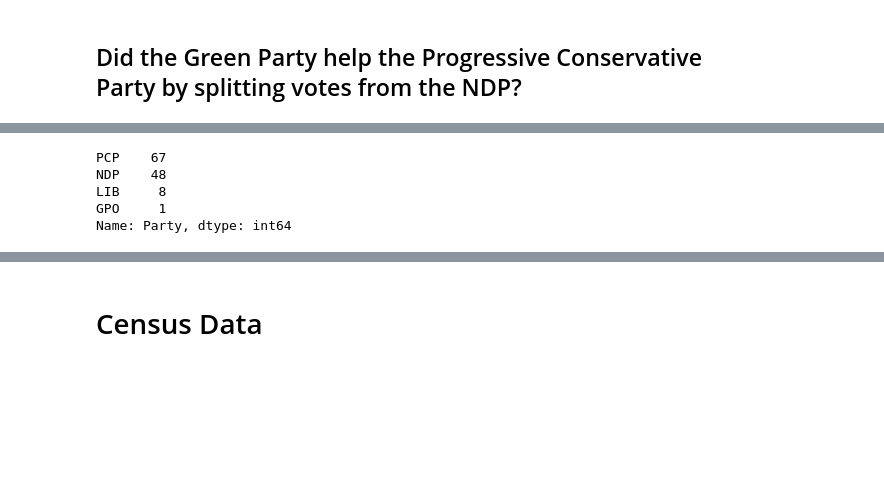
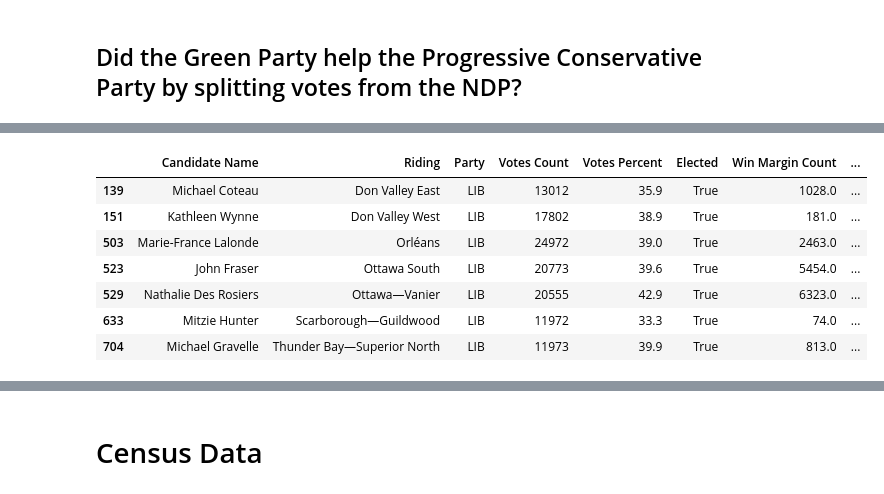
Before and after one commit to robbiemeyer/OntarioElectionAnalysis2018, a Jupyter notebook: ElectionAnalysis.ipynb, the cells around one changed output, grey strips where cells are left out. Cells and saved outputs as stored; diff of their text form; code cells hidden in the pictures; blank space fills up the shorter version.

```diff
--- a/ElectionAnalysis.ipynb
+++ b/ElectionAnalysis.ipynb
@@ -109,14 +108,6 @@ candidates_no_green.update(if_no_green_votes)
 candidates_no_green = candidates_no_green[
     (~candidates_no_green['Riding'].isin(PCP_ridings)) |
     (candidates_no_green['Party'] != 'GPO')]
-
-candidates_no_green.loc[candidates_no_green.groupby('Riding')['Votes Count'].idxmax(), 'Party'].value_counts()
-# %% [output]
-PCP    67
-NDP    48
-LIB     8
-GPO     1
-Name: Party, dtype: int64
 # %%
 new_winners = candidates_no_green.sort_values('Votes Count', ascending=False).drop_duplicates('Riding')
 new_winners.loc[new_winners['Elected'] == False]
@@ -132,6 +123,18 @@ new_winners.loc[new_winners['Elected'] == False]
 | Felicia Samuel | Scarborough—Rouge Park | NDP | 16275.0 | 36.3 | False | NaN | NaN |
 | Jagroop Pangli | Brampton West | NDP | 15460.0 | 38.1 | False | NaN | NaN |
 | Michele McCleave-Kennedy | Sault Ste. Marie | NDP | 14128.0 | 40.7 | False | NaN | NaN |
+# %%
+candidates.set_index('Riding').loc[winners.loc[diff_indicies & (winners['Party'] == 'PCP')].index]
+candidates.loc[candidates['Elected'] & (candidates['Party'] == 'LIB')]
+# %% [output]
+|  | Candidate Name | Riding | Party | Votes Count | Votes Percent | Elected | Win Margin Count | ... |
+| 139 | Michael Coteau | Don Valley East | LIB | 13012 | 35.9 | True | 1028.0 | ... |
+| 151 | Kathleen Wynne | Don Valley West | LIB | 17802 | 38.9 | True | 181.0 | ... |
+| 503 | Marie-France Lalonde | Orléans | LIB | 24972 | 39.0 | True | 2463.0 | ... |
+| 523 | John Fraser | Ottawa South | LIB | 20773 | 39.6 | True | 5454.0 | ... |
+| 529 | Nathalie Des Rosiers | Ottawa—Vanier | LIB | 20555 | 42.9 | True | 6323.0 | ... |
+| 633 | Mitzie Hunter | Scarborough—Guildwood | LIB | 11972 | 33.3 | True | 74.0 | ... |
+| 704 | Michael Gravelle | Thunder Bay—Superior North | LIB | 11973 | 39.9 | True | 813.0 | ... |
 # %%
 x = new_winners['Party'].value_counts()
 ax = plotBarStyled(x)
```
Also changed, not shown: parts of 14 cells of this notebook, 1 other file.
